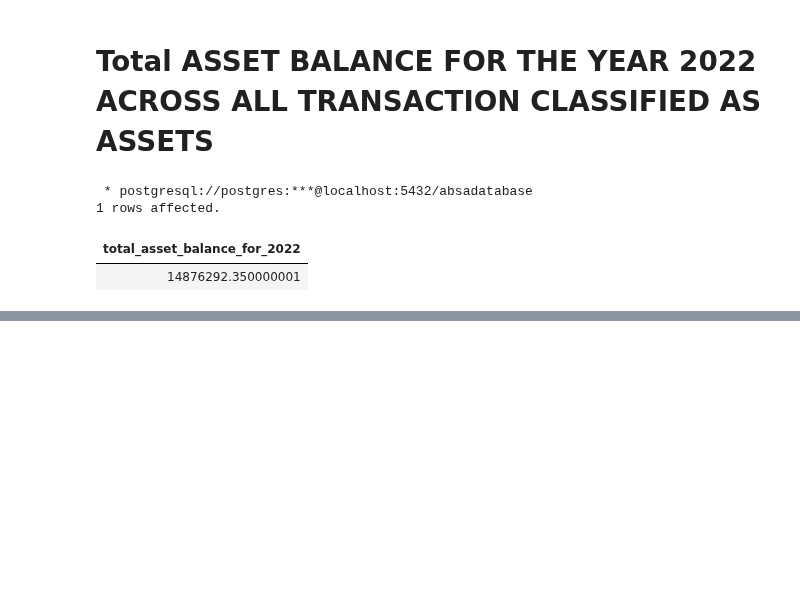
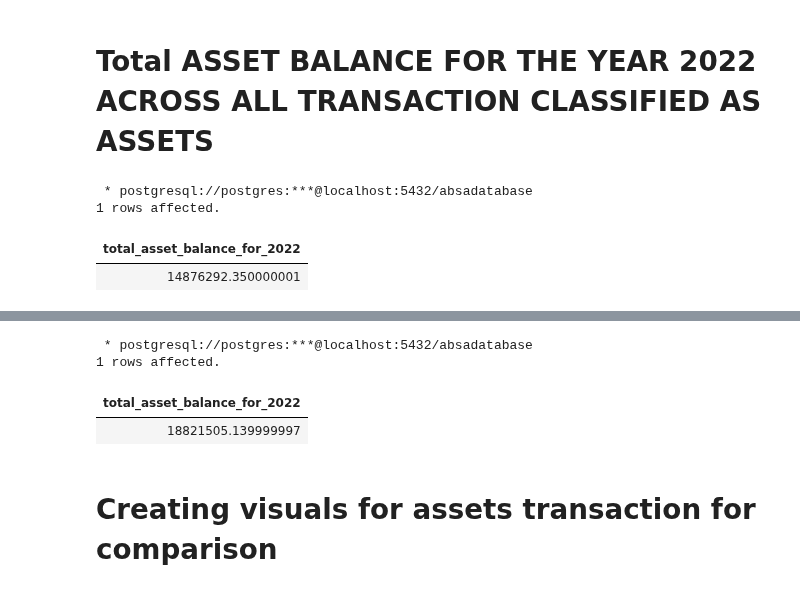
Before and after one commit to The-DigitalAcademy/EXPLORING-ABSA-DATASETS, a Jupyter notebook: Contains all the code.ipynb, the cells around one changed output, grey strips where cells are left out. Saved outputs shown, nothing was run; the diff lists cells and outputs as text; code cells hidden in the pictures; blank space fills up the shorter version.

Commit message:
assets management

```diff
--- a/Contains all the code.ipynb
+++ b/Contains all the code.ipynb
@@ -315,0 +318,10 @@ SELECT SUM(balance) as total_asset_balance_for_2022 FROM asset_2022;
+# %%
+%%sql
+SELECT SUM(balance) as total_asset_balance_for_2022 FROM asset_21_22;
+# %% [output]
+ * postgresql://postgres:***@localhost:5432/absadatabase
+1 rows affected.
+| total_asset_balance_for_2022 |
+| 18821505.139999997 |
+# %% [markdown]
+# Creating visuals for assets transaction for comparison
```
Also changed, not shown: parts of 5 cells of this notebook.
